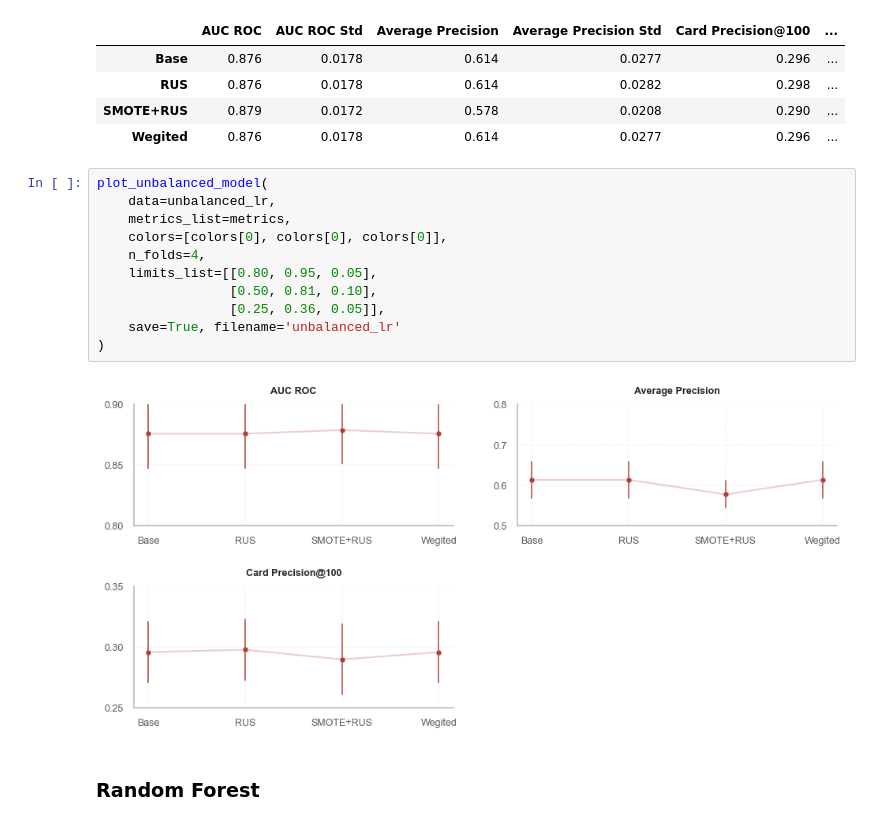
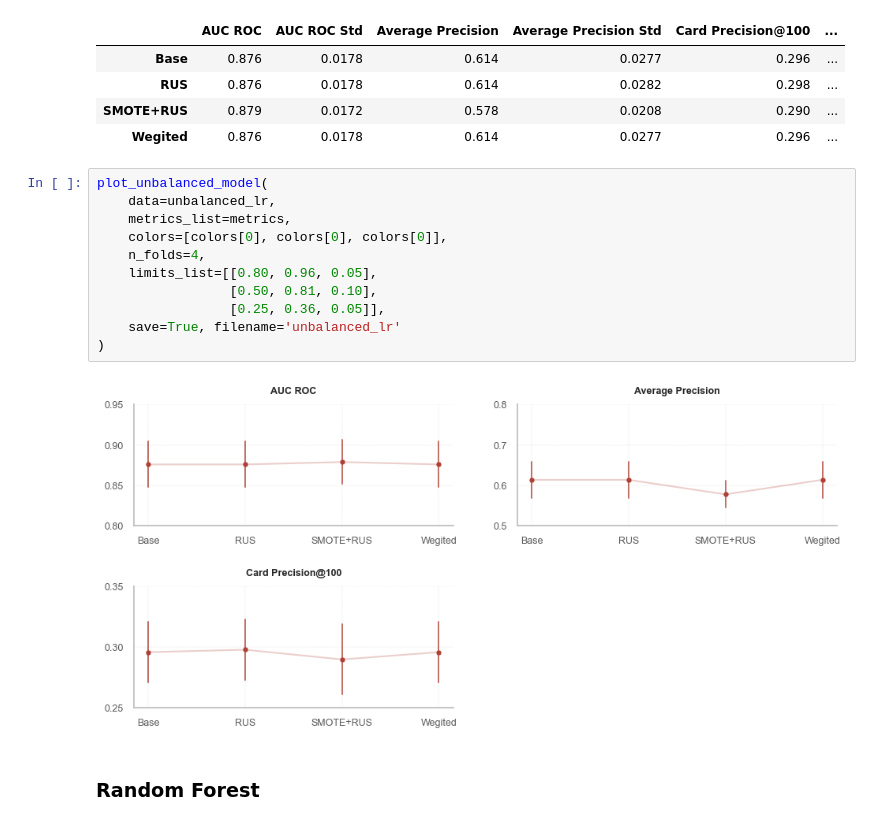
Before and after one commit to a-chasovsky/perc_credit_card_fraud_detection, a Jupyter notebook: 5-unbalanced-comparison.ipynb, the cells around one changed output. Drawn from its saved outputs; the diff is of its cells as text.

```diff
--- a/5-unbalanced-comparison.ipynb
+++ b/5-unbalanced-comparison.ipynb
@@ -123,16 +123,16 @@ unbalanced_lr
 # %%
 plot_unbalanced_model(
     data=unbalanced_lr,
     metrics_list=metrics,
     colors=[colors[0], colors[0], colors[0]],
     n_folds=4,
-    limits_list=[[0.80, 0.95, 0.05],
+    limits_list=[[0.80, 0.96, 0.05],
                  [0.50, 0.81, 0.10],
                  [0.25, 0.36, 0.05]],
     save=True, filename='unbalanced_lr'
 )
 # %% [output]
-[figure, old version]
+[figure, new version]
 # %% [markdown]
 ### Random Forest
 # %%
```
Also changed, not shown: parts of 4 cells of this notebook, 12 other files.
